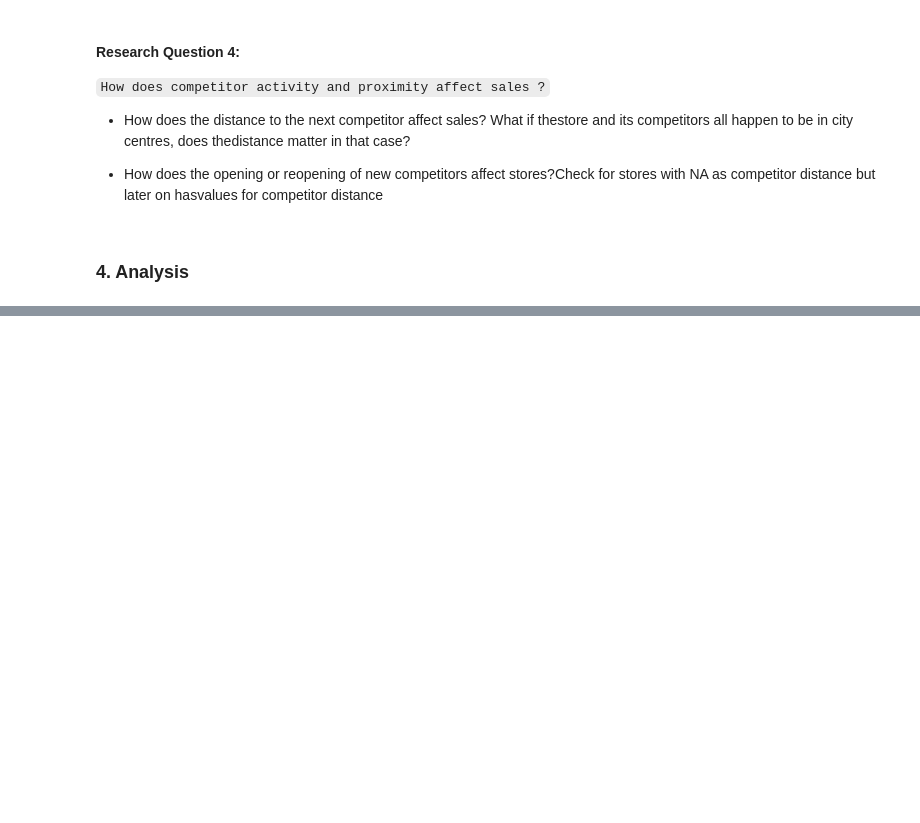
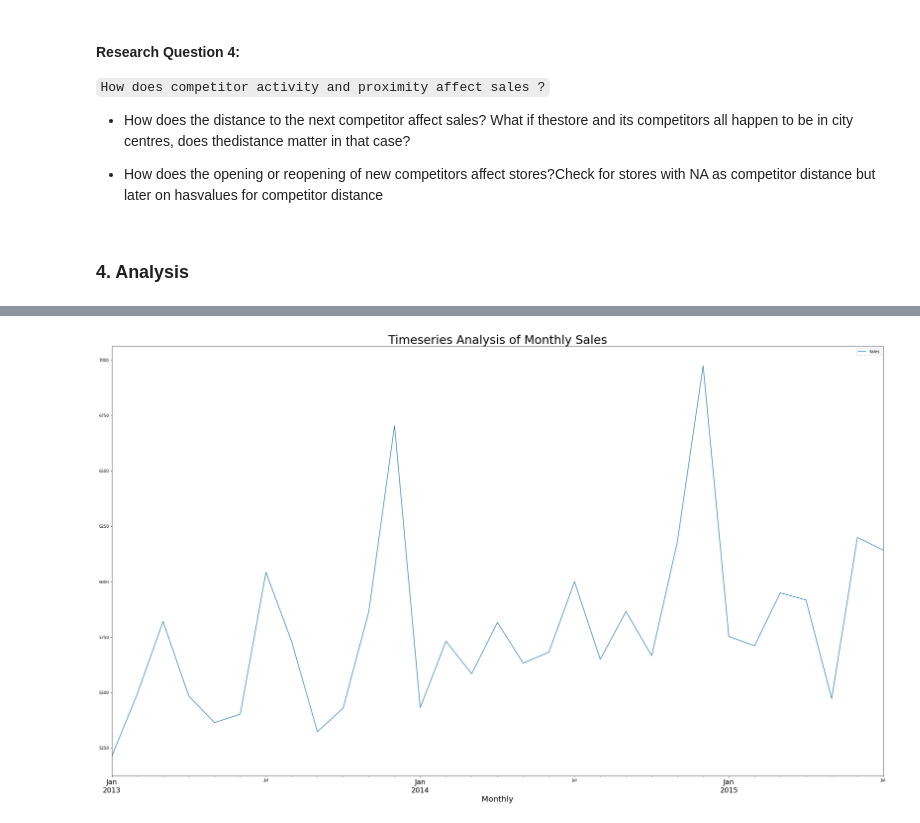
Before and after one commit to Patrick5455/Pharma-ML, a Jupyter notebook: analysis/interactive/Data Exploration.ipynb, the cells around one changed output, grey strips where cells are left out. Drawn from its saved outputs; the diff is of its cells as text; code cells hidden in the pictures; blank space fills up the shorter version.

```diff
--- a/analysis/interactive/Data Exploration.ipynb
+++ b/analysis/interactive/Data Exploration.ipynb
@@ -595,0 +617,9 @@ test
+# %%
+time_series_month = time_series.resample('M').mean()
+time_series_month.plot(figsize=(35,20))
+plt.xlabel('Monthly',fontsize=20)
+plt.xticks(fontsize=18)
+plt.title('Timeseries Analysis of Monthly Sales', fontsize=30)
+plt.savefig(fname='../../visuals/timeseries/tms_month.png', format='png')
+# %% [output]
+[figure, added]
```
Also changed, not shown: parts of 17 cells of this notebook, 3 other files.
